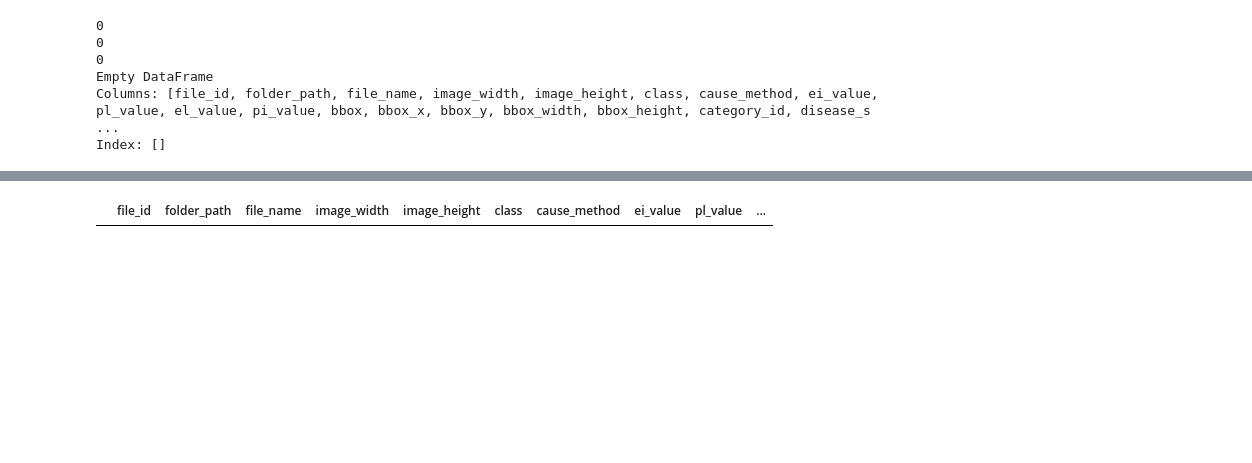
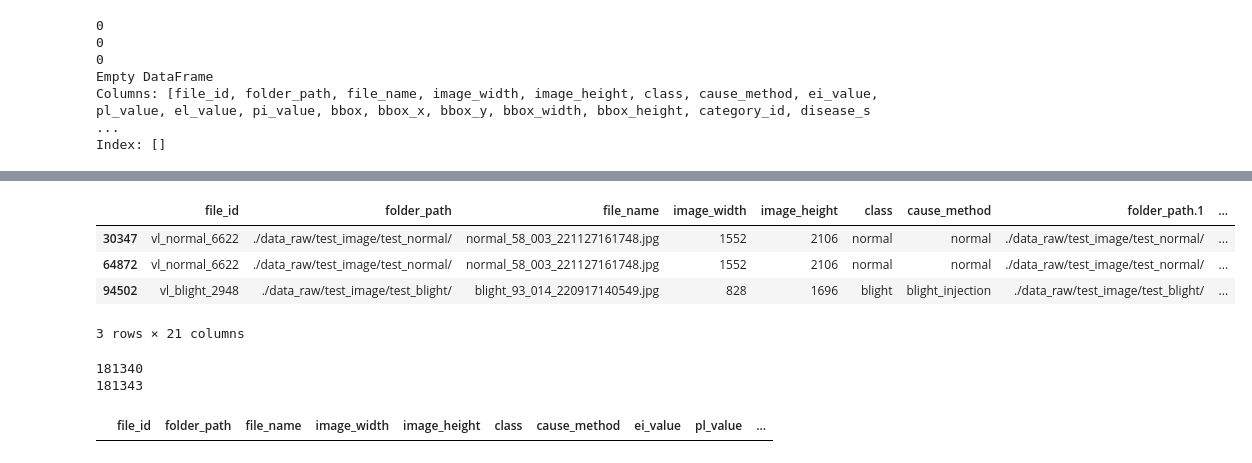
Before and after one commit to kangminkwon90/image_detection_berry, a Jupyter notebook: modeling_part_class_classify.ipynb, the cells around one changed output, grey strips where cells are left out. Saved outputs shown, nothing was run; the diff lists cells and outputs as text; code cells hidden in the pictures; blank space fills up the shorter version.

```diff
--- a/modeling_part_class_classify.ipynb
+++ b/modeling_part_class_classify.ipynb
@@ -69,6 +51,7 @@ for file in csv_files:
 # %%
-test_data = pd.read_csv('./data_preprocessed/label/test_label.csv', encoding='utf-8')
-train_20 = pd.read_csv('./data_preprocessed/label/train_label_20.csv', encoding='utf-8')
-train_30 = pd.read_csv('./data_preprocessed/label/train_label_30.csv', encoding='utf-8')
-train_40 = pd.read_csv('./data_preprocessed/label/train_label_40.csv', encoding='utf-8')
+test_data = pd.read_csv('./data_preprocessed/label/test_label_10.csv', encoding='utf-8')
+test_data_2 = pd.read_csv('./data_preprocessed/label/test_label_second.csv', encoding='utf-8')
+train_10 = pd.read_csv('./data_preprocessed/label/train_label_10.csv', encoding='utf-8')
+train_50 = pd.read_csv('./data_preprocessed/label/train_label_50.csv', encoding='utf-8')
+train_70 = pd.read_csv('./data_preprocessed/label/train_label_70.csv', encoding='utf-8')
 # %%
@@ -144,0 +362,17 @@ ZeroDivisionError: division by zero
+# %%
+near_zero = test_data[(test_data['bbox_width'] < 3) | (test_data['bbox_height'] < 3)]
+near_zero
+# %% [output]
+|  | file_id | folder_path | file_name | image_width | image_height | class | cause_method | folder_path.1 | ... |
+| 30347 | vl_normal_6622 | ./data_raw/test_image/test_normal/ | normal_58_003_221127161748.jpg | 1552 | 2106 | normal | normal | ./data_raw/test_image/test_normal/ | ... |
+| 64872 | vl_normal_6622 | ./data_raw/test_image/test_normal/ | normal_58_003_221127161748.jpg | 1552 | 2106 | normal | normal | ./data_raw/test_image/test_normal/ | ... |
+| 94502 | vl_blight_2948 | ./data_raw/test_image/test_blight/ | blight_93_014_220917140549.jpg | 828 | 1696 | blight | blight_injection | ./data_raw/test_image/test_blight/ | ... |
+3 rows × 21 columns
+# %%
+test_copy = test_data[(test_data['bbox_width'] > 1) & (test_data['bbox_height'] > 1)].copy()
+
+print(len(test_copy))
+print(len(test_data))
+# %% [output]
+181340
+181343
```
Also changed, not shown: parts of 39 cells of this notebook, 1 other file.
